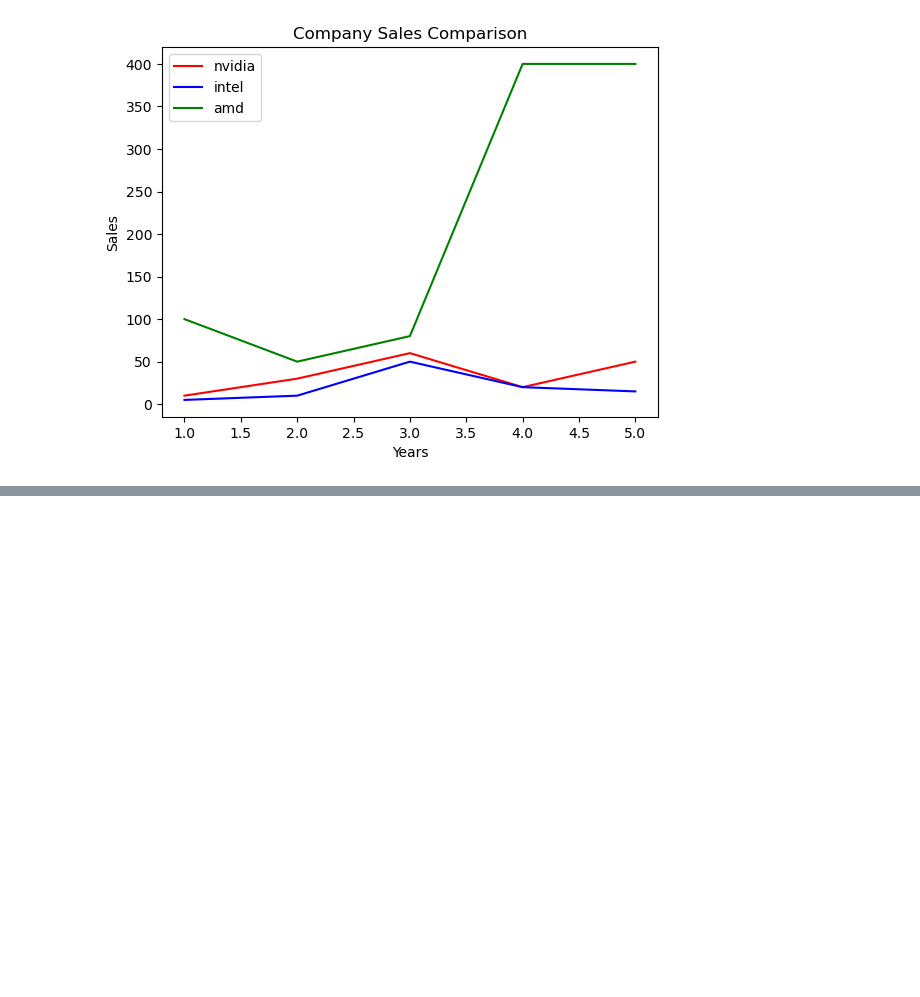
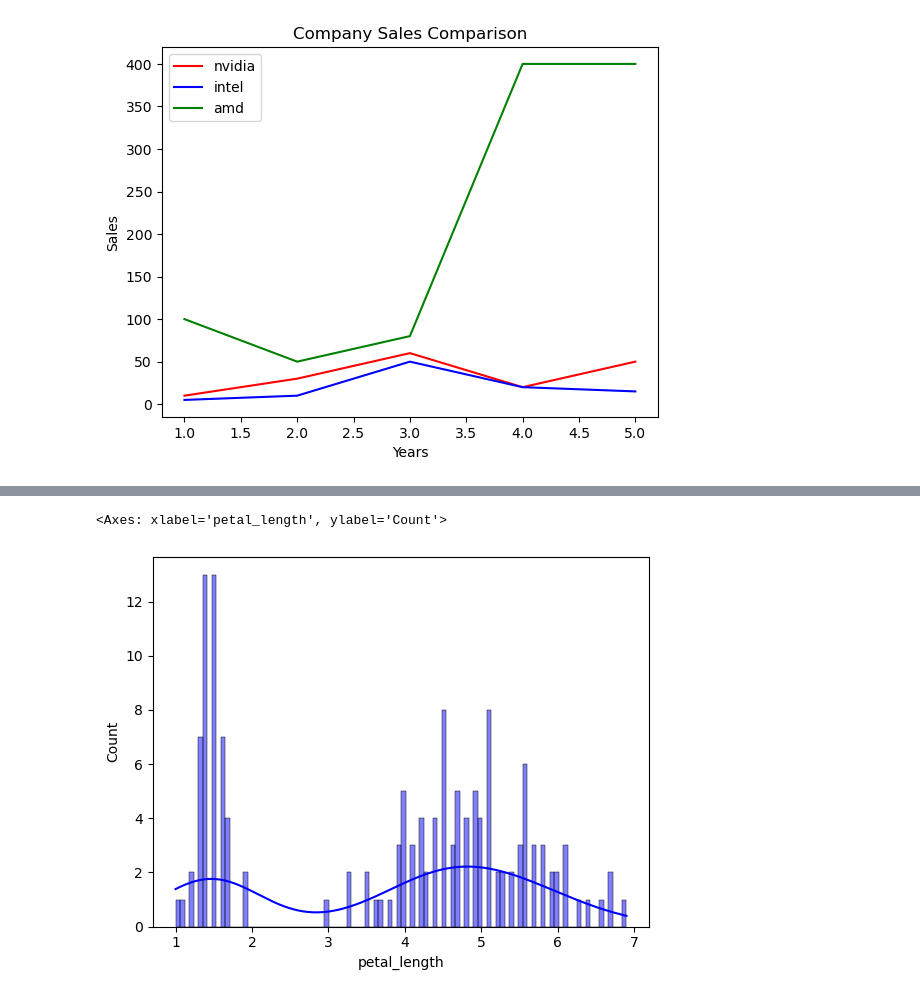
Before and after one commit to devidrees/Codroid-April-Batch, a Jupyter notebook: Day 16 and17 - Data Visualisation 2.ipynb, the cells around one changed output, grey strips where cells are left out. Cells and saved outputs as stored; diff of their text form; code cells hidden in the pictures; blank space fills up the shorter version.

```diff
--- a/Day 16 and17 - Data Visualisation 2.ipynb
+++ b/Day 16 and17 - Data Visualisation 2.ipynb
@@ -72,0 +81,4 @@ plt.show()
+# %%
+import seaborn as sns
+
+iris = sns.load_dataset('iris')
@@ -72,0 +111,5 @@ plt.show()
+# %%
+sns.histplot(data=iris, x='petal_length', bins=100, kde=True, color='blue')
+# %% [output]
+<Axes: xlabel='petal_length', ylabel='Count'>
+[figure, added]
```
Also changed, not shown: parts of 12 cells of this notebook.
